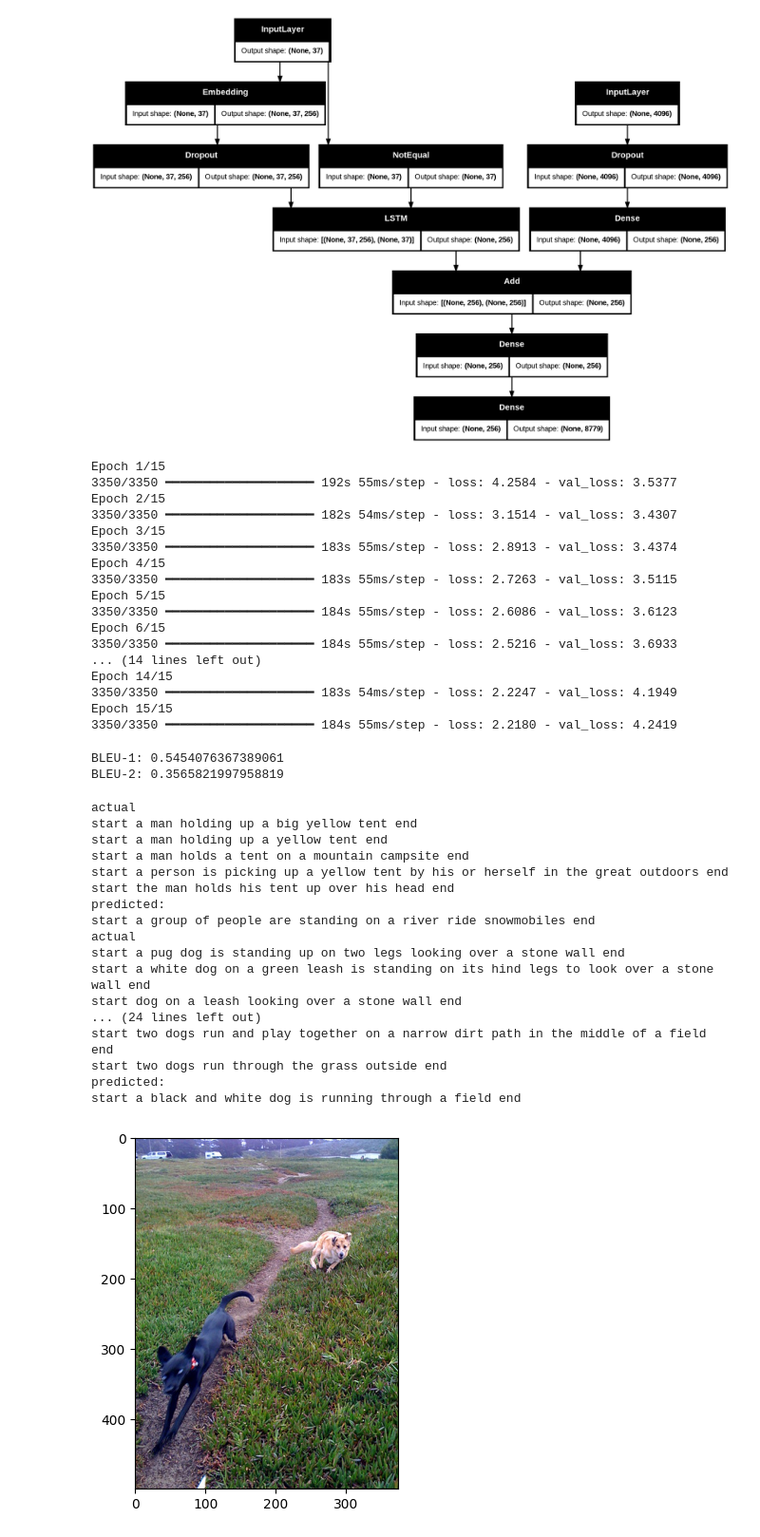
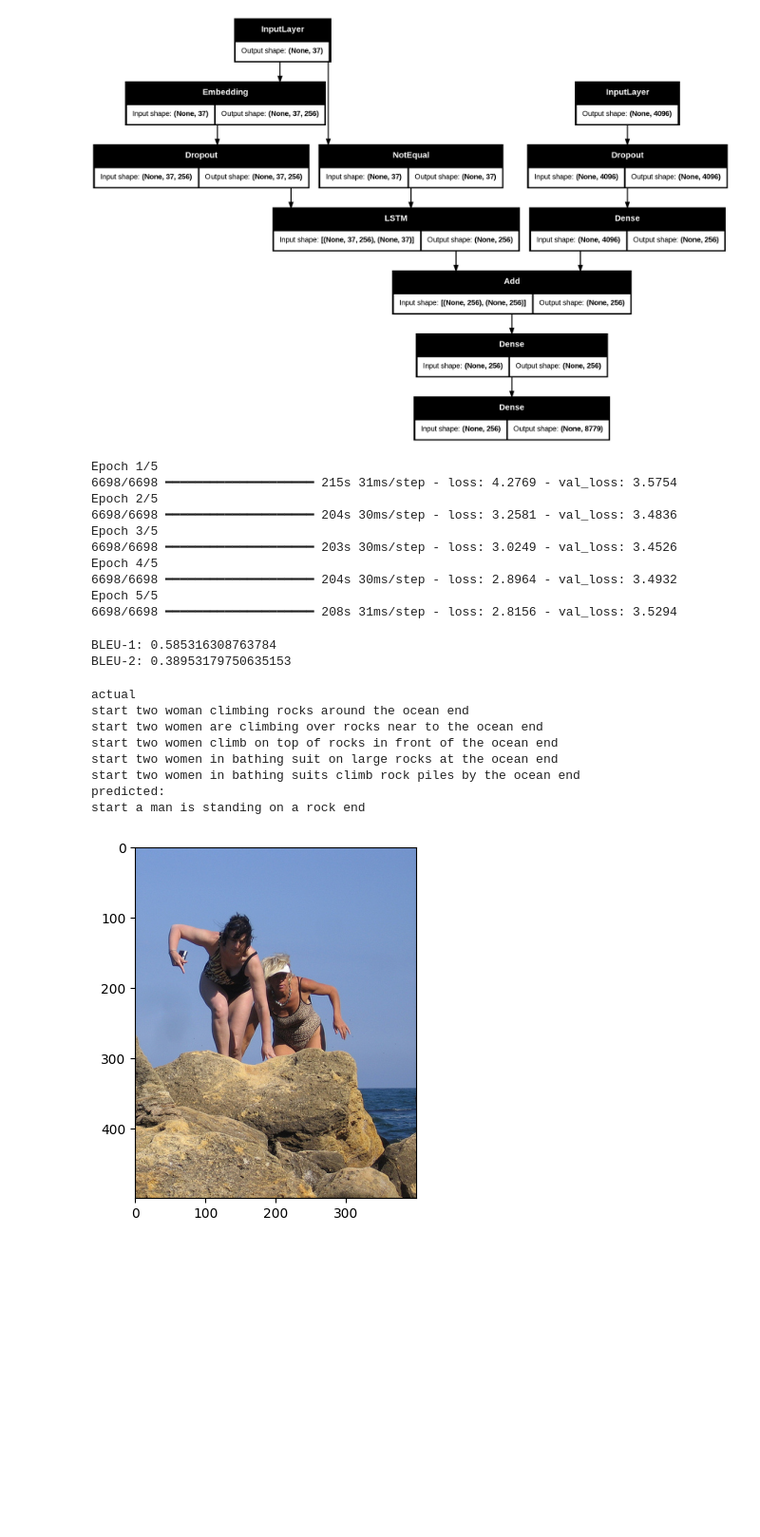
Before and after one commit to charanteja23je0952/image-caption-generator, a Jupyter notebook: img-cap-gen.ipynb, the cells around one changed output. Shown at 95% size. Drawn from its saved outputs; the diff is of its cells as text; code cells hidden in the pictures; blank space fills up the shorter version.

```diff
--- a/img-cap-gen.ipynb
+++ b/img-cap-gen.ipynb
@@ -116,7 +101,7 @@ plot_model(model, show_shapes=True)
 [figure]
 # %%
 epoches = 5
-batch_size = 128
+batch_size = 64
 output_types  = ((tf.float32, tf.int32), tf.int32)
 output_shapes = (((4096,), (max_length,)), ())
 train_ds = tf.data.Dataset.from_generator(
@@ -165,23 +150,16 @@ history=model.fit(
     verbose=1
 )
 # %% [output]
-Epoch 1/15
-3350/3350 ━━━━━━━━━━━━━━━━━━━━ 192s 55ms/step - loss: 4.2584 - val_loss: 3.5377
-Epoch 2/15
-3350/3350 ━━━━━━━━━━━━━━━━━━━━ 182s 54ms/step - loss: 3.1514 - val_loss: 3.4307
-Epoch 3/15
-3350/3350 ━━━━━━━━━━━━━━━━━━━━ 183s 55ms/step - loss: 2.8913 - val_loss: 3.4374
-Epoch 4/15
-3350/3350 ━━━━━━━━━━━━━━━━━━━━ 183s 55ms/step - loss: 2.7263 - val_loss: 3.5115
-Epoch 5/15
-3350/3350 ━━━━━━━━━━━━━━━━━━━━ 184s 55ms/step - loss: 2.6086 - val_loss: 3.6123
-Epoch 6/15
-3350/3350 ━━━━━━━━━━━━━━━━━━━━ 184s 55ms/step - loss: 2.5216 - val_loss: 3.6933
-... (14 lines left out)
-Epoch 14/15
-3350/3350 ━━━━━━━━━━━━━━━━━━━━ 183s 54ms/step - loss: 2.2247 - val_loss: 4.1949
-Epoch 15/15
-3350/3350 ━━━━━━━━━━━━━━━━━━━━ 184s 55ms/step - loss: 2.2180 - val_loss: 4.2419
+Epoch 1/5
+6698/6698 ━━━━━━━━━━━━━━━━━━━━ 215s 31ms/step - loss: 4.2769 - val_loss: 3.5754
+Epoch 2/5
+6698/6698 ━━━━━━━━━━━━━━━━━━━━ 204s 30ms/step - loss: 3.2581 - val_loss: 3.4836
+Epoch 3/5
+6698/6698 ━━━━━━━━━━━━━━━━━━━━ 203s 30ms/step - loss: 3.0249 - val_loss: 3.4526
+Epoch 4/5
+6698/6698 ━━━━━━━━━━━━━━━━━━━━ 204s 30ms/step - loss: 2.8964 - val_loss: 3.4932
+Epoch 5/5
+6698/6698 ━━━━━━━━━━━━━━━━━━━━ 208s 31ms/step - loss: 2.8156 - val_loss: 3.5294
 # %%
 def idx_to_word(integer, tokenizer):
     for word, index in tokenizer.word_index.items():
@@ -217,8 +195,8 @@ for key in tqdm(test):
 print("BLEU-1:",corpus_bleu(actual,predicted,weights=(1.0,0,0,0)))
 print("BLEU-2:",corpus_bleu(actual,predicted,weights=(0.5,0.5,0,0)))
 # %% [output]
-BLEU-1: 0.5454076367389061
-BLEU-2: 0.3565821997958819
+BLEU-1: 0.585316308763784
+BLEU-2: 0.38953179750635153
 # %%
 from PIL import Image
 def generate_caption(image_name):
@@ -234,24 +212,15 @@ def generate_caption(image_name):
     print(y_pred)
     plt.imshow(img)
 # %%
-for img_id in test[:5]:
+for img_id in test[4:5]:
     generate_caption(img_id+'.jpg')
 # %% [output]
 actual
-start a man holding up a big yellow tent end
-start a man holding up a yellow tent end
-start a man holds a tent on a mountain campsite end
-start a person is picking up a yellow tent by his or herself in the great outdoors end
-start the man holds his tent up over his head end
+start two woman climbing rocks around the ocean end
+start two women are climbing over rocks near to the ocean end
+start two women climb on top of rocks in front of the ocean end
+start two women in bathing suit on large rocks at the ocean end
+start two women in bathing suits climb rock piles by the ocean end
 predicted:
-start a group of people are standing on a river ride snowmobiles end
-actual
-start a pug dog is standing up on two legs looking over a stone wall end
-start a white dog on a green leash is standing on its hind legs to look over a stone wall end
-start dog on a leash looking over a stone wall end
-... (24 lines left out)
-start two dogs run and play together on a narrow dirt path in the middle of a field end
-start two dogs run through the grass outside end
-predicted:
-start a black and white dog is running through a field end
+start a man is standing on a rock end
-[figure, old version]
+[figure, new version]
```
Also changed, not shown: parts of 4 cells of this notebook.
